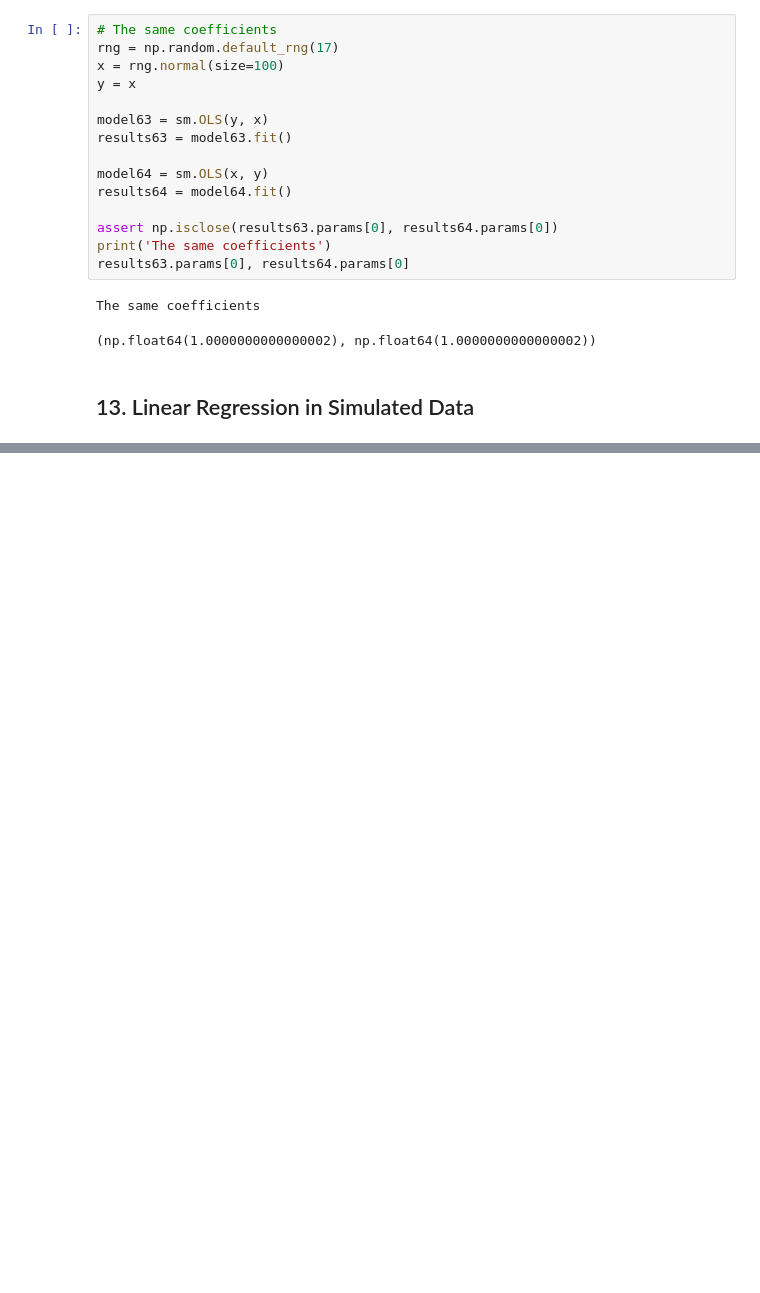
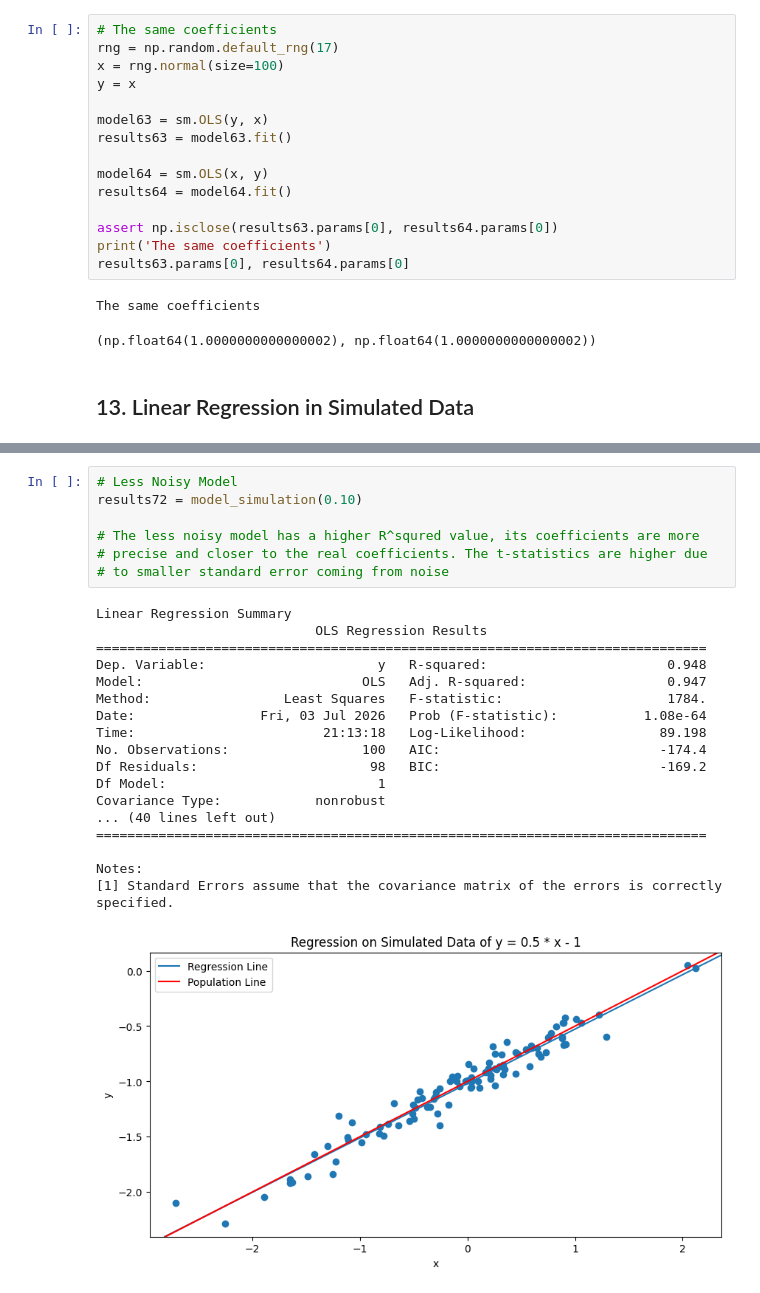
Before and after one commit to NDubelovskyi/ISLP, a Jupyter notebook: Chapter 3 Application.ipynb, the cells around one changed output, grey strips where cells are left out. Cells and saved outputs as stored; diff of their text form; blank space fills up the shorter version.

```diff
--- a/Chapter 3 Application.ipynb
+++ b/Chapter 3 Application.ipynb
@@ -995,0 +1073,26 @@ The same coefficients
+# %%
+# Less Noisy Model
+results72 = model_simulation(0.10)
+
+# The less noisy model has a higher R^squred value, its coefficients are more
+# precise and closer to the real coefficients. The t-statistics are higher due
+# to smaller standard error coming from noise
+# %% [output]
+Linear Regression Summary
+                            OLS Regression Results
+==============================================================================
+Dep. Variable:                      y   R-squared:                       0.948
+Model:                            OLS   Adj. R-squared:                  0.947
+Method:                 Least Squares   F-statistic:                     1784.
+Date:                Fri, 03 Jul 2026   Prob (F-statistic):           1.08e-64
+Time:                        21:13:18   Log-Likelihood:                 89.198
+No. Observations:                 100   AIC:                            -174.4
+Df Residuals:                      98   BIC:                            -169.2
+Df Model:                           1
+Covariance Type:            nonrobust
+... (40 lines left out)
+==============================================================================
+
+Notes:
+[1] Standard Errors assume that the covariance matrix of the errors is correctly specified.
+[figure, added]
```
Also changed, not shown: parts of 5 cells of this notebook.
